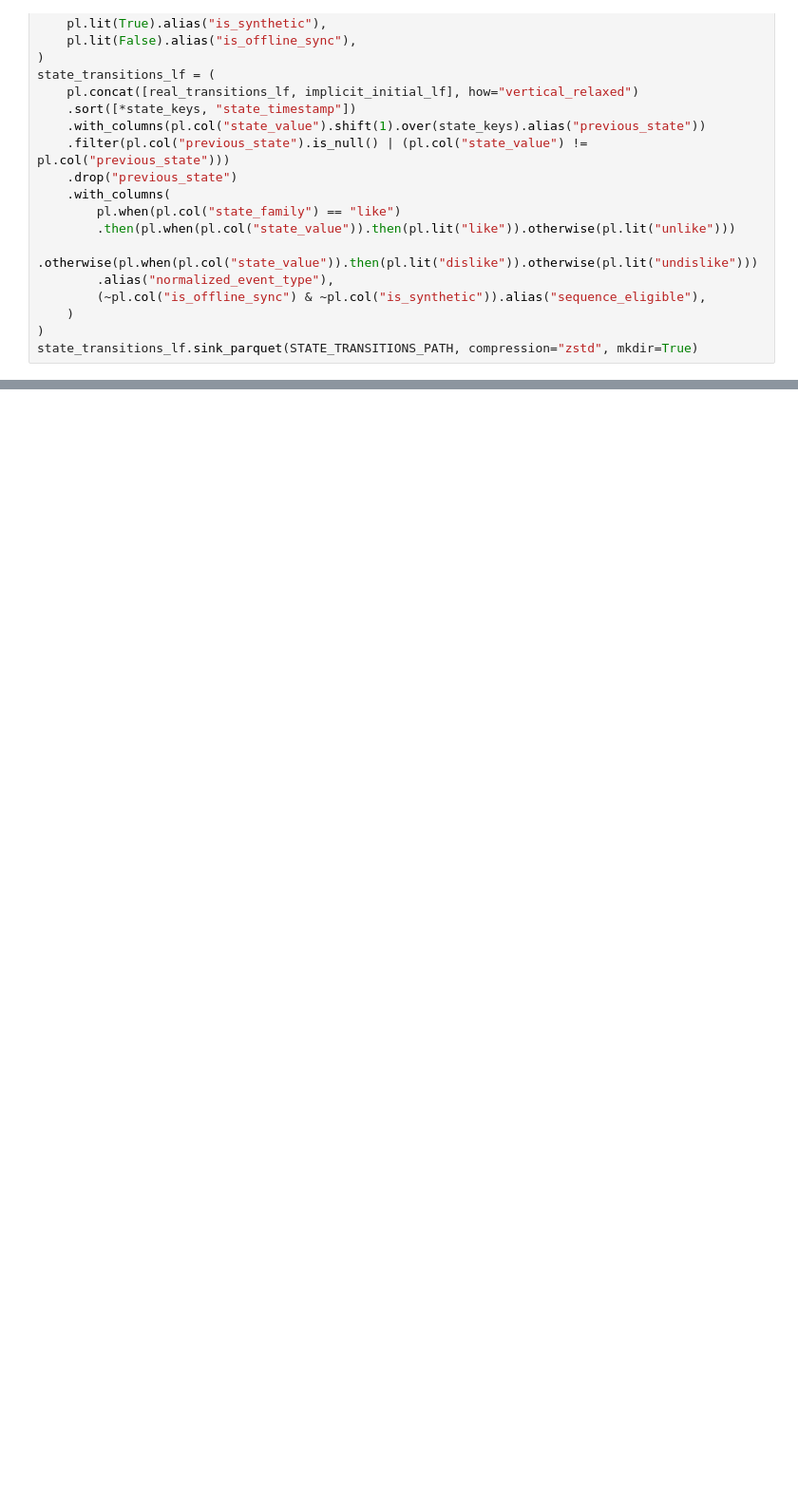
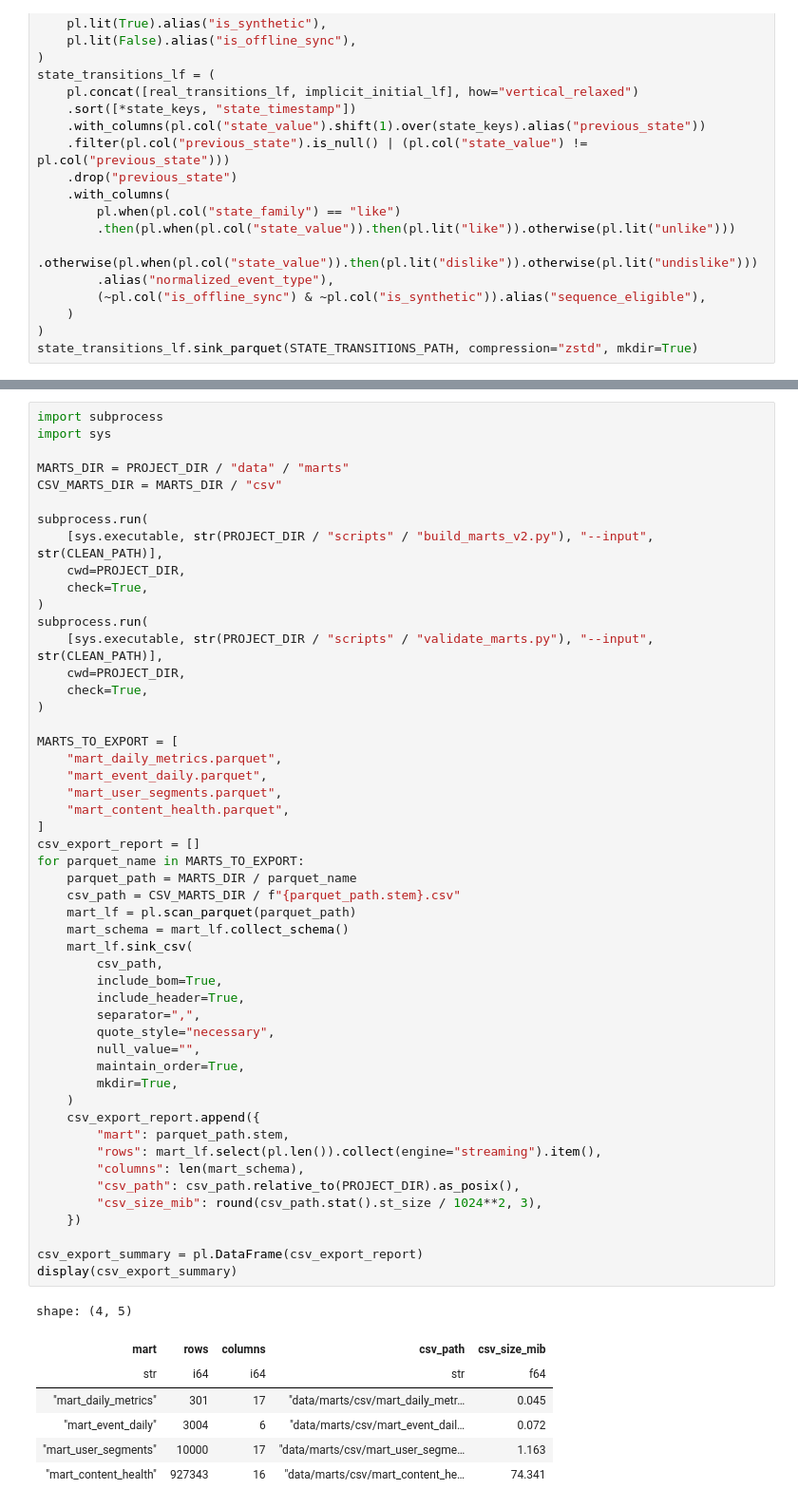
Before and after one commit to prodavec-svg/YM_analysis, a Jupyter notebook: main.ipynb, the cells around one changed output, grey strips where cells are left out. Shown at 95% size. Cells and saved outputs as stored; diff of their text form; blank space fills up the shorter version.

```diff
--- a/main.ipynb
+++ b/main.ipynb
@@ -889 +906,59 @@ data/processed/multi_event_cleaning_summary.parquet: 0.00 MiB
+# %%
+import subprocess
+import sys
+
+MARTS_DIR = PROJECT_DIR / "data" / "marts"
+CSV_MARTS_DIR = MARTS_DIR / "csv"
+
+subprocess.run(
+    [sys.executable, str(PROJECT_DIR / "scripts" / "build_marts_v2.py"), "--input", str(CLEAN_PATH)],
+    cwd=PROJECT_DIR,
+    check=True,
+)
+subprocess.run(
+    [sys.executable, str(PROJECT_DIR / "scripts" / "validate_marts.py"), "--input", str(CLEAN_PATH)],
+    cwd=PROJECT_DIR,
+    check=True,
+)
+
+MARTS_TO_EXPORT = [
+    "mart_daily_metrics.parquet",
+    "mart_event_daily.parquet",
+    "mart_user_segments.parquet",
+    "mart_content_health.parquet",
+]
+csv_export_report = []
+for parquet_name in MARTS_TO_EXPORT:
+    parquet_path = MARTS_DIR / parquet_name
+    csv_path = CSV_MARTS_DIR / f"{parquet_path.stem}.csv"
+    mart_lf = pl.scan_parquet(parquet_path)
+    mart_schema = mart_lf.collect_schema()
+    mart_lf.sink_csv(
+        csv_path,
+        include_bom=True,
+        include_header=True,
+        separator=",",
+        quote_style="necessary",
+        null_value="",
+        maintain_order=True,
+        mkdir=True,
+    )
+    csv_export_report.append({
+        "mart": parquet_path.stem,
+        "rows": mart_lf.select(pl.len()).collect(engine="streaming").item(),
+        "columns": len(mart_schema),
+        "csv_path": csv_path.relative_to(PROJECT_DIR).as_posix(),
+        "csv_size_mib": round(csv_path.stat().st_size / 1024**2, 3),
+    })
+
+csv_export_summary = pl.DataFrame(csv_export_report)
+display(csv_export_summary)
+# %% [output]
+shape: (4, 5)
+| mart | rows | columns | csv_path | csv_size_mib |
+| str | i64 | i64 | str | f64 |
+| "mart_daily_metrics" | 301 | 17 | "data/marts/csv/mart_daily_metr… | 0.045 |
+| "mart_event_daily" | 3004 | 6 | "data/marts/csv/mart_event_dail… | 0.072 |
+| "mart_user_segments" | 10000 | 17 | "data/marts/csv/mart_user_segme… | 1.163 |
+| "mart_content_health" | 927343 | 16 | "data/marts/csv/mart_content_he… | 74.341 |
 # %% [markdown]
```
Also changed, not shown: parts of 13 cells of this notebook.
